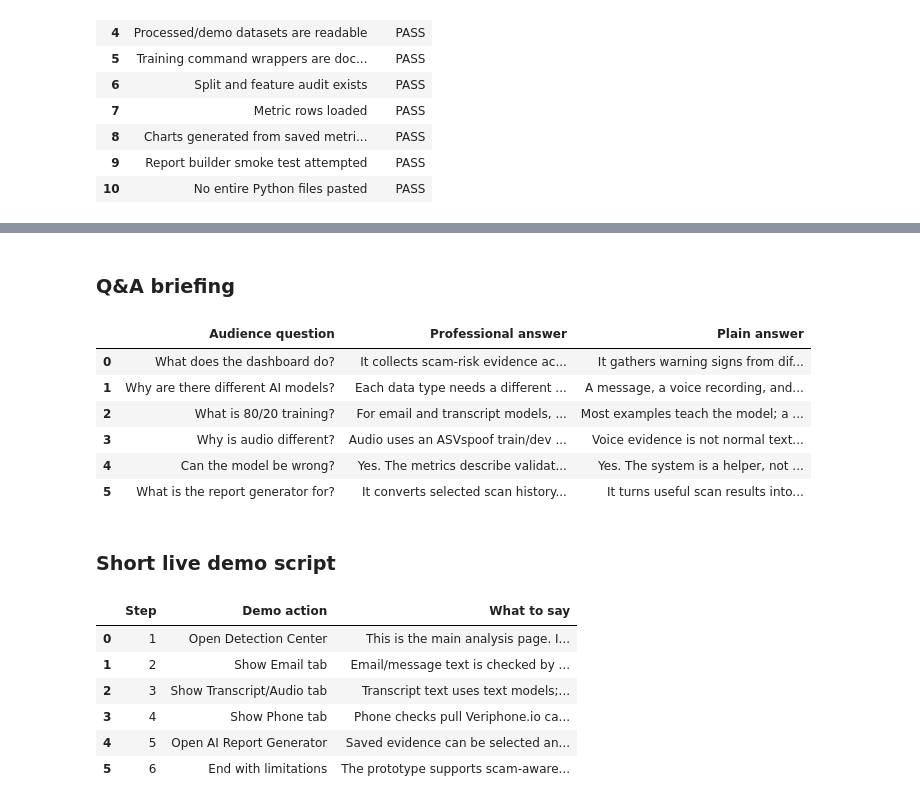
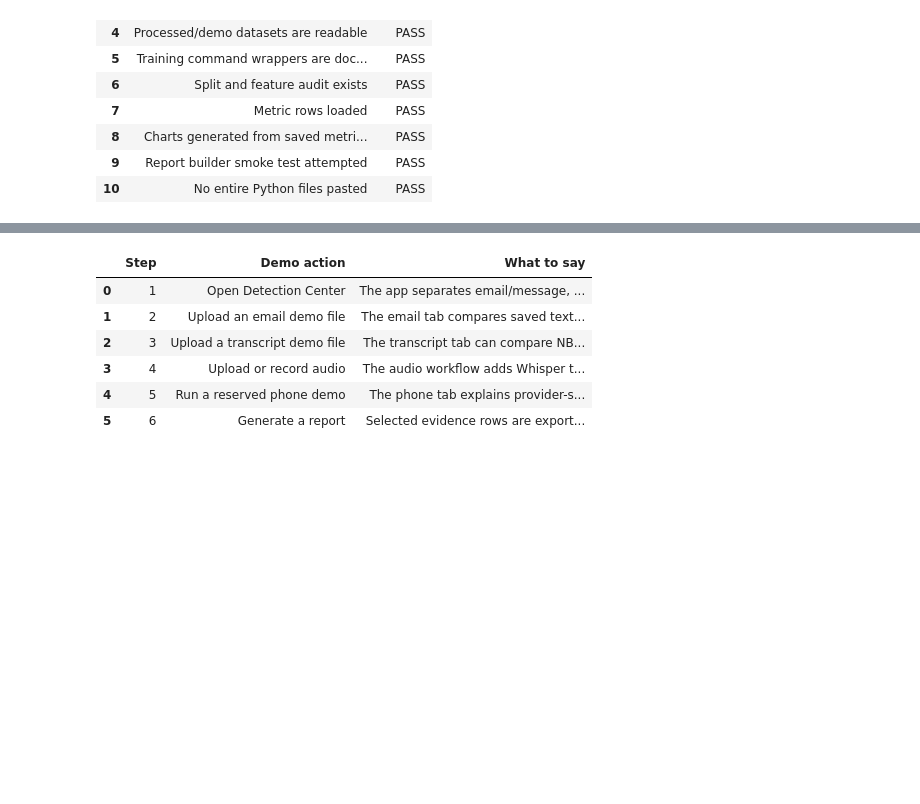
Before and after one commit to mikeshyway/ai-scam-detector, a Jupyter notebook: notebooks/00_final_prototype_evidence_notebook.ipynb, the cells around one changed output, grey strips where cells are left out. Saved outputs shown, nothing was run; the diff lists cells and outputs as text; code cells hidden in the pictures; blank space fills up the shorter version.

```diff
--- a/notebooks/00_final_prototype_evidence_notebook.ipynb
+++ b/notebooks/00_final_prototype_evidence_notebook.ipynb
@@ -1609,41 +1608,30 @@ Use two explanation layers: a professional technical explanation, then a plain-l
 # %%
 briefing_rows = [
-    {"Audience question": "What does the dashboard do?", "Professional answer": "It collects scam-risk evidence across message text, call transcript/audio, and phone provider evidence, then preserves selected evidence in a report generator.", "Plain answer": "It gathers warning signs from different places and helps a reviewer prepare a clean report."},
-    {"Audience question": "Why are there different AI models?", "Professional answer": "Each data type needs a different representation: TF-IDF/transformers for text, MFCC and behavior features for audio, trained calibration for voice evidence, and API-derived provider evidence with deterministic scoring for phone numbers.", "Plain answer": "A message, a voice recording, and a phone number are different kinds of evidence, so they should not all be judged the same way."},
-    {"Audience question": "What is 80/20 training?", "Professional answer": "For email and transcript models, 80 percent of labeled rows train the model and 20 percent are held out for evaluation using stratified splitting.", "Plain answer": "Most examples teach the model; a smaller unseen portion checks whether it learned useful patterns."},
-    {"Audience question": "Why is audio different?", "Professional answer": "Audio uses an ASVspoof train/dev split, MFCC/statistical features, behavior metadata, and a second-stage voice-evidence calibrator because speech authenticity is a signal-processing task.", "Plain answer": "Voice evidence is not normal text, so it needs audio features and a separate calibration step."},
-    {"Audience question": "What does voice evidence risk mean?", "Professional answer": "It is the dashboard-facing calibrated evidence score produced from raw voice risk, behavior risk, and audio-quality indicators. It is an authenticity concern signal, not proof of cloning.", "Plain answer": "It says how strongly the recording should be reviewed for voice authenticity concerns, not that we proved a crime."},
-    {"Audience question": "Can the model be wrong?", "Professional answer": "Yes. The metrics describe validation performance on saved data, and all high-stakes decisions still require human verification.", "Plain answer": "Yes. The system is a helper, not the final judge."},
-    {"Audience question": "What is the report generator for?", "Professional answer": "It converts selected scan history into structured TXT, PDF, or DOCX evidence reports with summaries, explanations, risk notes, and recommendations.", "Plain answer": "It turns useful scan results into a shareable report."},
+    {"Audience question": "What does the dashboard do?", "Professional answer": "It collects scam-risk evidence across message text, call transcript/audio, and phone provider evidence, then preserves selected results for report generation.", "Plain-language answer": "It helps users review suspicious communications and prepare a clear evidence report."},
+    {"Audience question": "Why use several models?", "Professional answer": "Email, transcript, audio, and phone evidence have different data structures, so each channel uses a matching evidence strategy.", "Plain-language answer": "A message, a voice recording, and a phone number are different kinds of evidence, so the dashboard checks them differently."},
+    {"Audience question": "What is 80/20 training?", "Professional answer": "For email and transcript data, 80% of labelled records train the model and 20% are held out for evaluation.", "Plain-language answer": "The model learns from one part of the dataset and is checked on another part."},
+    {"Audience question": "Why is audio different?", "Professional answer": "Audio follows the ASVspoof train/dev protocol and uses MFCC, statistical, behavioral, and calibration features.", "Plain-language answer": "Audio is signal data, so it is prepared and evaluated differently from text."},
+    {"Audience question": "What does the phone tab use?", "Professional answer": "Phone evidence comes from Veriphone.io metadata, PenipuMY reputation/report fields, demo fixtures, and deterministic concern rules.", "Plain-language answer": "It checks provider evidence and explains the concern level."},
+    {"Audience question": "How are reports generated?", "Professional answer": "Detection rows are saved to SQLite history, selected in the report page, and exported as TXT, PDF, or DOCX.", "Plain-language answer": "The user picks saved evidence and downloads a Student Brief report."},
 ]
 
-demo_script_df = pd.DataFrame([
-    {"Step": 1, "Demo action": "Open Detection Center", "What to say": "This is the main analysis page. It contains the three evidence channels."},
-    {"Step": 2, "Demo action": "Show Email tab", "What to say": "Email/message text is checked by trained text classifiers and suspicious phrase indicators."},
-    {"Step": 3, "Demo action": "Show Transcript/Audio tab", "What to say": "Transcript text uses text models; uploaded audio adds raw voice risk, behavior risk, speech-quality notes, and trained voice-evidence calibration when available."},
-    {"Step": 4, "Demo action": "Show Phone tab", "What to say": "Phone checks pull Veriphone.io carrier metadata and PenipuMY reputation reports, then use transparent evidence-concern rules rather than a trained phone model."},
-    {"Step": 5, "Demo action": "Open AI Report Generator", "What to say": "Saved evidence can be selected and exported as TXT, PDF, or DOCX for review."},
-    {"Step": 6, "Demo action": "End with limitations", "What to say": "The prototype supports scam-awareness review. It does not replace legal, telecom, or forensic verification."},
+pd.DataFrame(briefing_rows)
+
+demo_script = pd.DataFrame([
+    {"Step": 1, "Demo action": "Open Detection Center", "What to say": "The app separates email/message, transcript/audio, and phone evidence into clear tabs."},
+    {"Step": 2, "Demo action": "Upload an email demo file", "What to say": "The email tab compares saved text classifiers and shows highlighted evidence."},
+    {"Step": 3, "Demo action": "Upload a transcript demo file", "What to say": "The transcript tab can compare NB, SVM, and DistilBERT model evidence."},
+    {"Step": 4, "Demo action": "Upload or record audio", "What to say": "The audio workflow adds Whisper transcript support, MFCC evidence, behavior evidence, and voice-evidence calibration."},
+    {"Step": 5, "Demo action": "Run a reserved phone demo", "What to say": "The phone tab explains provider-style evidence, concern rules, provenance, and response guidance."},
+    {"Step": 6, "Demo action": "Generate a report", "What to say": "Selected evidence rows are exported as TXT, PDF, or DOCX Student Brief reports."},
 ])
 
-display(Markdown("### Q&A briefing"))
-display(pd.DataFrame(briefing_rows))
-display(Markdown("### Short live demo script"))
-display(demo_script_df)
+display(demo_script)
 # %% [output]
-### Q&A briefing
-|  | Audience question | Professional answer | Plain answer |
-| 0 | What does the dashboard do? | It collects scam-risk evidence ac... | It gathers warning signs from dif... |
-| 1 | Why are there different AI models? | Each data type needs a different ... | A message, a voice recording, and... |
-| 2 | What is 80/20 training? | For email and transcript models, ... | Most examples teach the model; a ... |
-| 3 | Why is audio different? | Audio uses an ASVspoof train/dev ... | Voice evidence is not normal text... |
-| 4 | Can the model be wrong? | Yes. The metrics describe validat... | Yes. The system is a helper, not ... |
-| 5 | What is the report generator for? | It converts selected scan history... | It turns useful scan results into... |
+|  | Step | Demo action | What to say |
+| 0 | 1 | Open Detection Center | The app separates email/message, ... |
+| 1 | 2 | Upload an email demo file | The email tab compares saved text... |
+| 2 | 3 | Upload a transcript demo file | The transcript tab can compare NB... |
+| 3 | 4 | Upload or record audio | The audio workflow adds Whisper t... |
+| 4 | 5 | Run a reserved phone demo | The phone tab explains provider-s... |
+| 5 | 6 | Generate a report | Selected evidence rows are export... |
-### Short live demo script
-|  | Step | Demo action | What to say |
-| 0 | 1 | Open Detection Center | This is the main analysis page. I... |
-| 1 | 2 | Show Email tab | Email/message text is checked by ... |
-| 2 | 3 | Show Transcript/Audio tab | Transcript text uses text models;... |
-| 3 | 4 | Show Phone tab | Phone checks pull Veriphone.io ca... |
-| 4 | 5 | Open AI Report Generator | Saved evidence can be selected an... |
-| 5 | 6 | End with limitations | The prototype supports scam-aware... |
```
Also changed, not shown: parts of 32 cells of this notebook, 7 other files.
